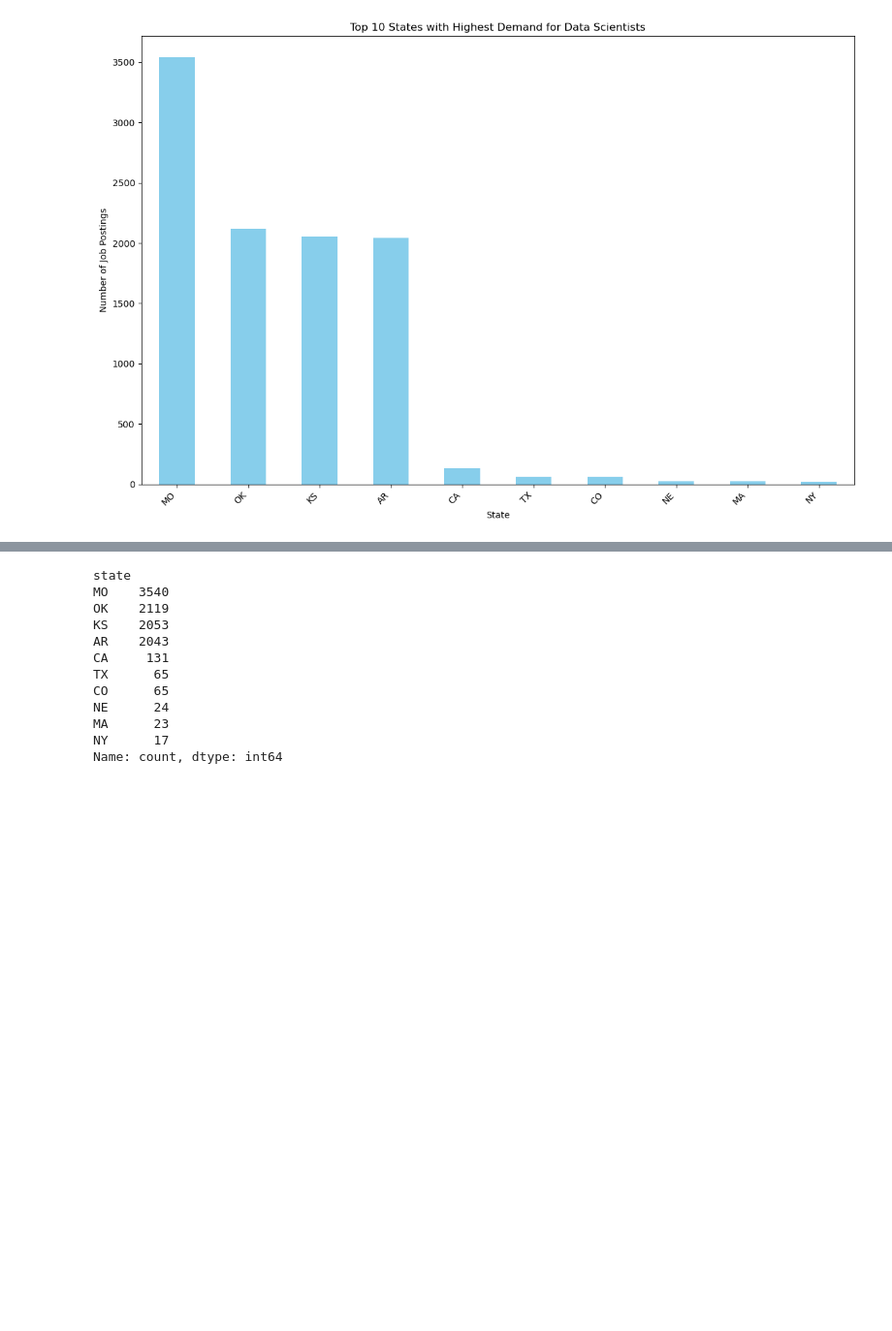
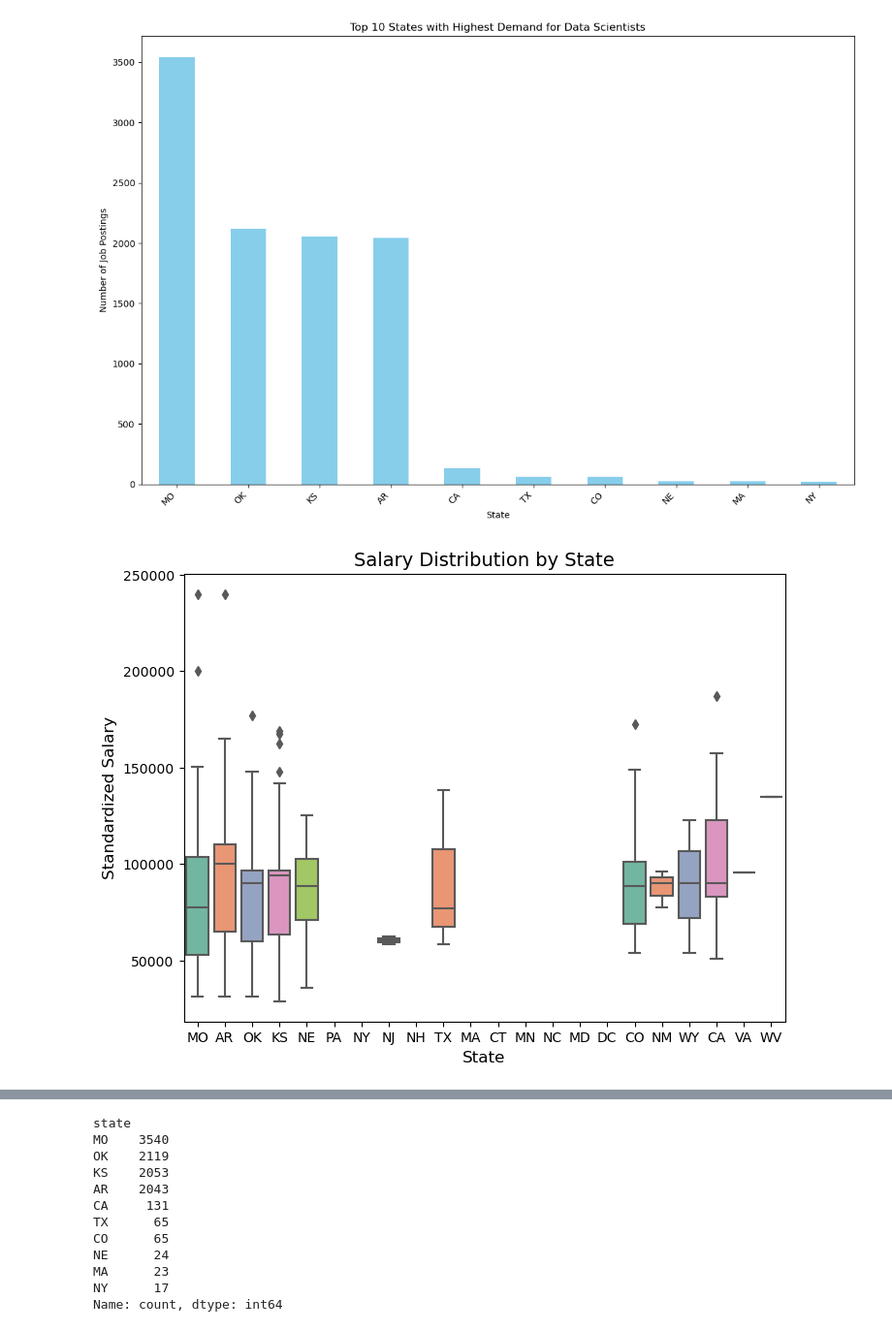
Before and after one commit to SylvieMei716/dads-job-postings-analysis, a Jupyter notebook: preprocessing.ipynb, the cells around one changed output, grey strips where cells are left out. Shown at 97% size. Saved outputs shown, nothing was run; the diff lists cells and outputs as text; code cells hidden in the pictures; blank space fills up the shorter version.

```diff
--- a/preprocessing.ipynb
+++ b/preprocessing.ipynb
@@ -353,3 +353,16 @@ plt.tight_layout()
 plt.show()
 # %% [output]
 [figure]
+# %%
+plt.figure(figsize=(8, 6))
+sns.boxplot(data=df_merged, x='state', y='salary_standardized', palette="Set2")
+
+# Add titles and labels
+plt.title('Salary Distribution by State', fontsize=14)
+plt.xlabel('State', fontsize=12)
+plt.ylabel('Standardized Salary', fontsize=12)
+
+# Show the plot
+plt.show()
+# %% [output]
+[figure, added]
```
Also changed, not shown: parts of 9 cells of this notebook, 1 other file.
